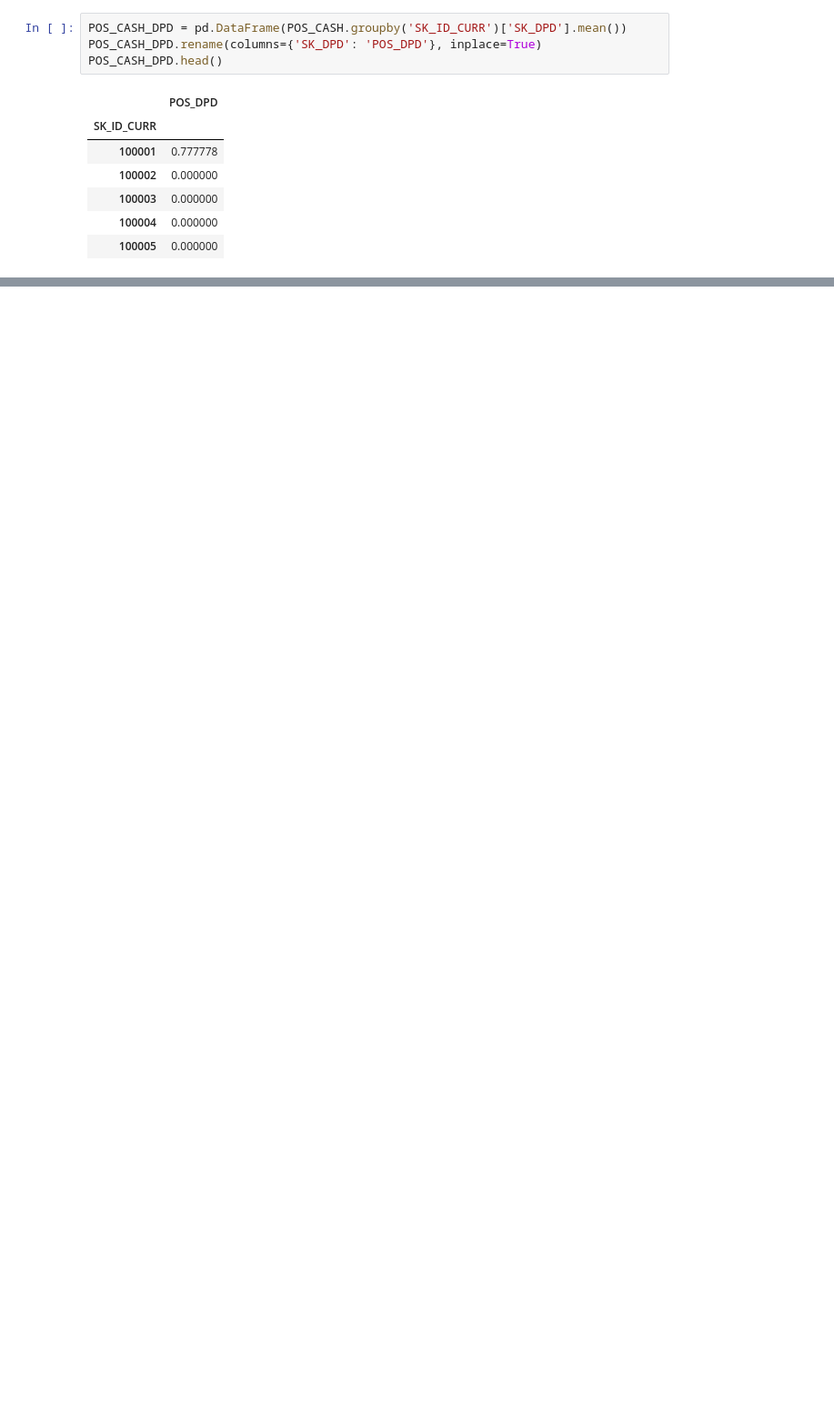
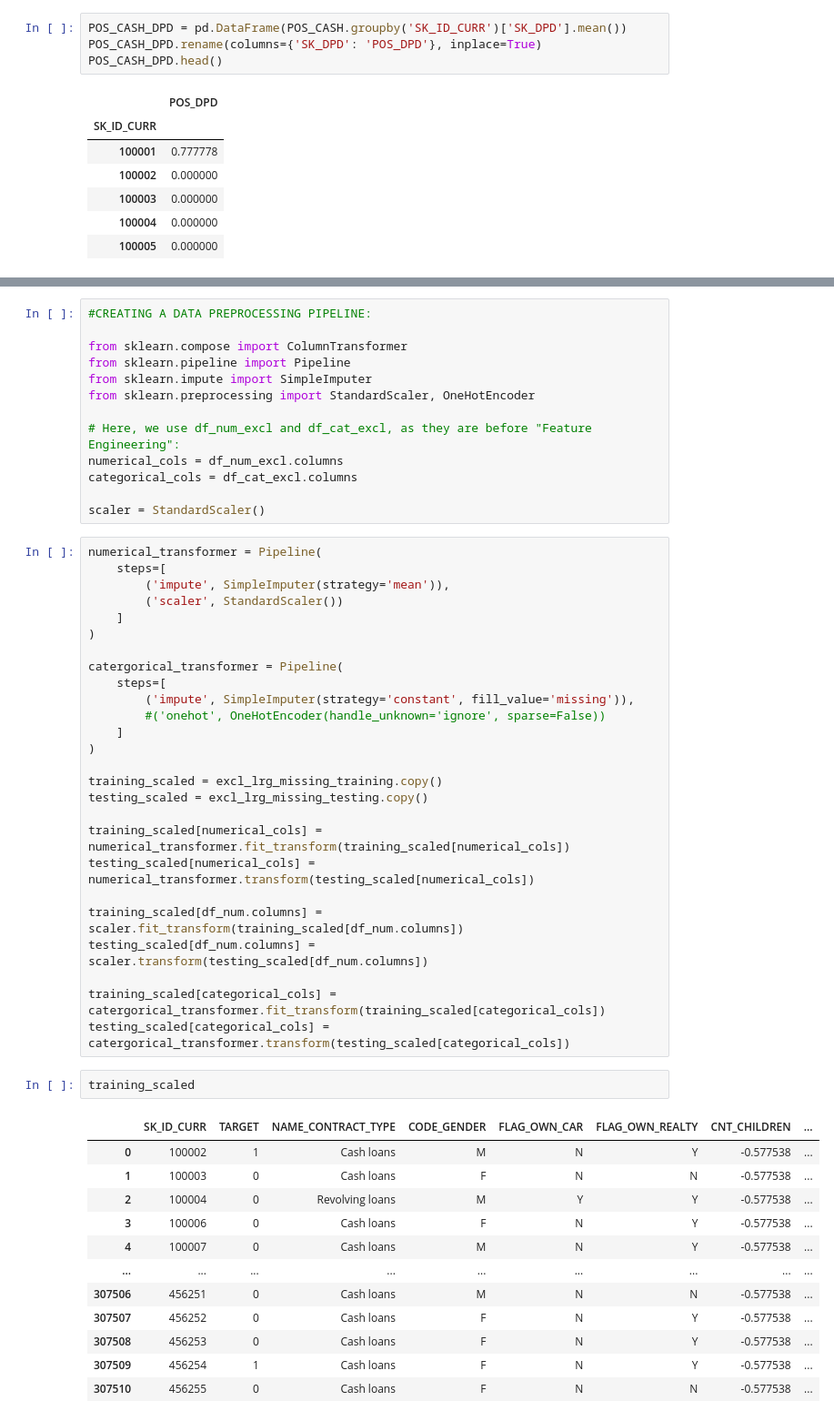
Before and after one commit to huanrafa/ProjectPracticing, a Jupyter notebook: 2023_11(2) Home Credit Default Risk/HomeCredit.ipynb, the cells around one changed output, grey strips where cells are left out. Shown at 91% size. Saved outputs shown, nothing was run; the diff lists cells and outputs as text; blank space fills up the shorter version.

Commit message:
preprocessing

```diff
--- a/2023_11(2) Home Credit Default Risk/HomeCredit.ipynb
+++ b/2023_11(2) Home Credit Default Risk/HomeCredit.ipynb
@@ -1292,0 +1452,54 @@ Training.head()
+# %%
+#CREATING A DATA PREPROCESSING PIPELINE:
+
+from sklearn.compose import ColumnTransformer
+from sklearn.pipeline import Pipeline
+from sklearn.impute import SimpleImputer
+from sklearn.preprocessing import StandardScaler, OneHotEncoder
+
+# Here, we use df_num_excl and df_cat_excl, as they are before "Feature Engineering":
+numerical_cols = df_num_excl.columns
+categorical_cols = df_cat_excl.columns
+
+scaler = StandardScaler()
+# %%
+numerical_transformer = Pipeline(
+    steps=[
+        ('impute', SimpleImputer(strategy='mean')),
+        ('scaler', StandardScaler())
+    ]
+)
+
+catergorical_transformer = Pipeline(
+    steps=[
+        ('impute', SimpleImputer(strategy='constant', fill_value='missing')),
+        #('onehot', OneHotEncoder(handle_unknown='ignore', sparse=False))
+    ]
+)
+
+training_scaled = excl_lrg_missing_training.copy()
+testing_scaled = excl_lrg_missing_testing.copy()
+
+training_scaled[numerical_cols] = numerical_transformer.fit_transform(training_scaled[numerical_cols])
+testing_scaled[numerical_cols] = numerical_transformer.transform(testing_scaled[numerical_cols])
+
+training_scaled[df_num.columns] = scaler.fit_transform(training_scaled[df_num.columns])
+testing_scaled[df_num.columns] = scaler.transform(testing_scaled[df_num.columns])
+
+training_scaled[categorical_cols] = catergorical_transformer.fit_transform(training_scaled[categorical_cols])
+testing_scaled[categorical_cols] = catergorical_transformer.transform(testing_scaled[categorical_cols])
+# %%
+training_scaled
+# %% [output]
+|  | SK_ID_CURR | TARGET | NAME_CONTRACT_TYPE | CODE_GENDER | FLAG_OWN_CAR | FLAG_OWN_REALTY | CNT_CHILDREN | ... |
+| 0 | 100002 | 1 | Cash loans | M | N | Y | -0.577538 | ... |
+| 1 | 100003 | 0 | Cash loans | F | N | N | -0.577538 | ... |
+| 2 | 100004 | 0 | Revolving loans | M | Y | Y | -0.577538 | ... |
+| 3 | 100006 | 0 | Cash loans | F | N | Y | -0.577538 | ... |
+| 4 | 100007 | 0 | Cash loans | M | N | Y | -0.577538 | ... |
+| ... | ... | ... | ... | ... | ... | ... | ... | ... |
+| 307506 | 456251 | 0 | Cash loans | M | N | N | -0.577538 | ... |
+| 307507 | 456252 | 0 | Cash loans | F | N | Y | -0.577538 | ... |
+| 307508 | 456253 | 0 | Cash loans | F | N | Y | -0.577538 | ... |
+| 307509 | 456254 | 1 | Cash loans | F | N | Y | -0.577538 | ... |
+| 307510 | 456255 | 0 | Cash loans | F | N | N | -0.577538 | ... |
```
Also changed, not shown: parts of 49 cells of this notebook.
